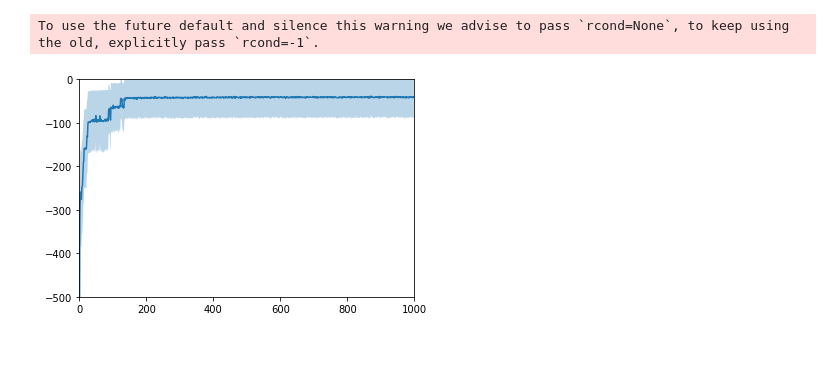
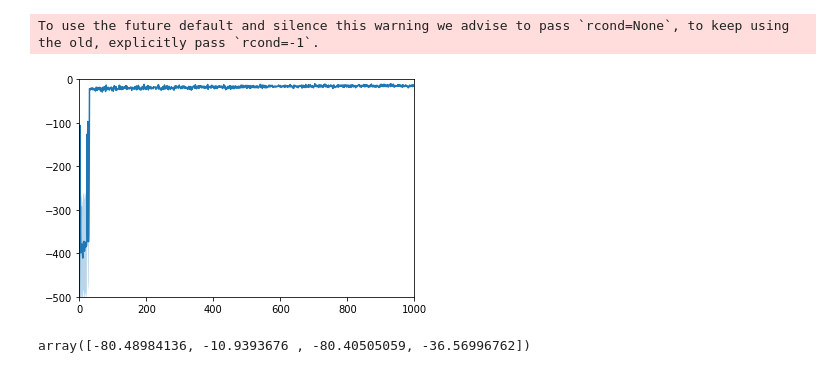
Before and after one commit to IlyaTrofimov/mlss-rl-tutorial, a Jupyter notebook: part_i_solution.ipynb, the cells around one changed output. Saved outputs shown, nothing was run; the diff lists cells and outputs as text; code cells hidden in the pictures.

```diff
--- a/part_i_solution.ipynb
+++ b/part_i_solution.ipynb
@@ -100,32 +100,36 @@ def process_paths(paths, discount_rate=1):
         rets_for_grads = np.atleast_2d(path['adv']).T
         rets_for_grads = np.repeat(rets_for_grads, path['grad_log_pi'].shape[1], axis=1)
         path['grads'] = path['grad_log_pi']*rets_for_grads
         grads += [np.sum(path['grads'], axis=0)]
     grads = np.sum(grads, axis=0)/len(paths)
     return grads
 
 env = PointEnv()
 alpha = 0.05
 num_itr = 1000
-runs = 25
+runs = 2
 rwd = np.zeros((num_itr, runs))
 
 for st in range(runs):
     policy = Gauss_Policy()
     # print(st)
     for i in range(num_itr):
         paths = gather_paths(env, policy, num_paths=5)
         rwd[i, st] = np.mean([np.sum(path['rwd']) for path in paths])
         grads = process_paths(paths, discount_rate=0.995)
         policy.theta += alpha * grads
 
 mean_rwd = np.mean(rwd, axis=1)
 sd_rwd = np.std(rwd, axis=1) / np.sqrt(10)
 plt.plot(mean_rwd)
 plt.fill_between(np.arange(len(mean_rwd)), mean_rwd + sd_rwd, mean_rwd - sd_rwd, alpha=0.3)
 plt.ylim([-500, 0])
 plt.xlim([0, num_itr])
 plt.show()
 # %% [output]
 To use the future default and silence this warning we advise to pass `rcond=None`, to keep using the old, explicitly pass `rcond=-1`.
-[figure, old version]
+[figure, new version]
+# %%
+policy.theta
+# %% [output]
+array([-80.48984136, -10.9393676 , -80.40505059, -36.56996762])
```
Also changed, not shown: parts of 2 cells of this notebook, 4 other files.
